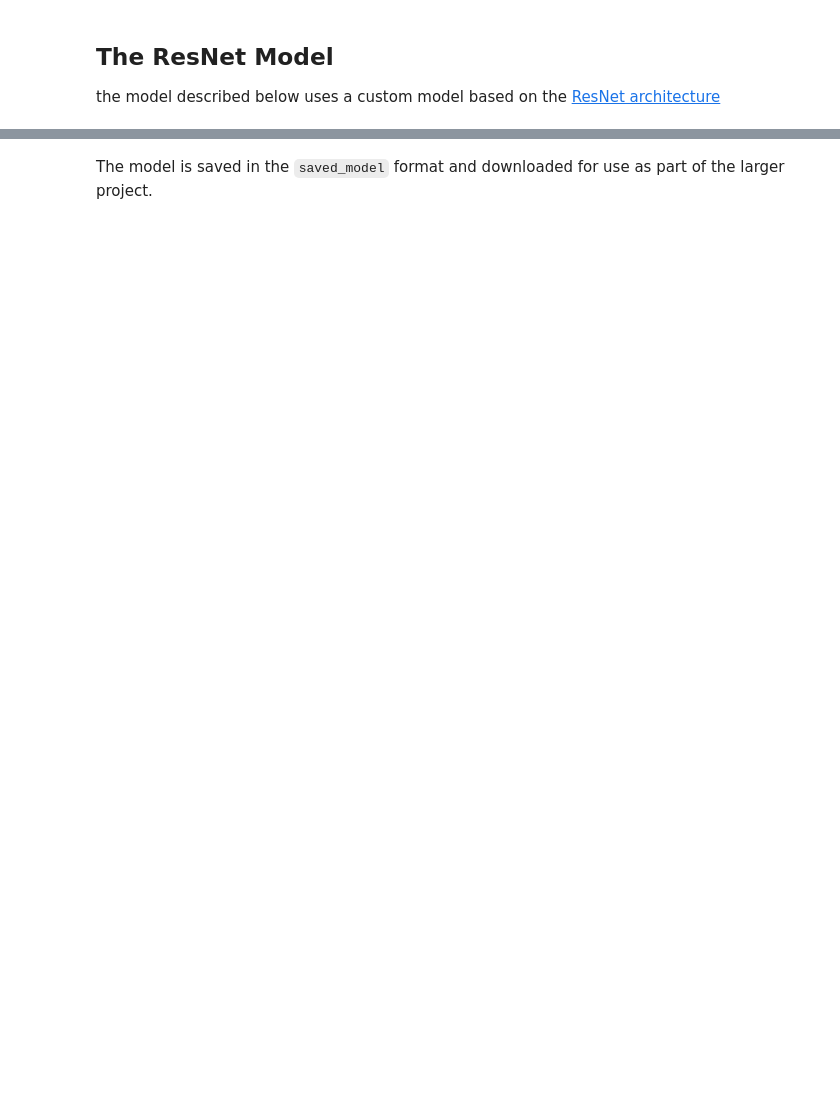
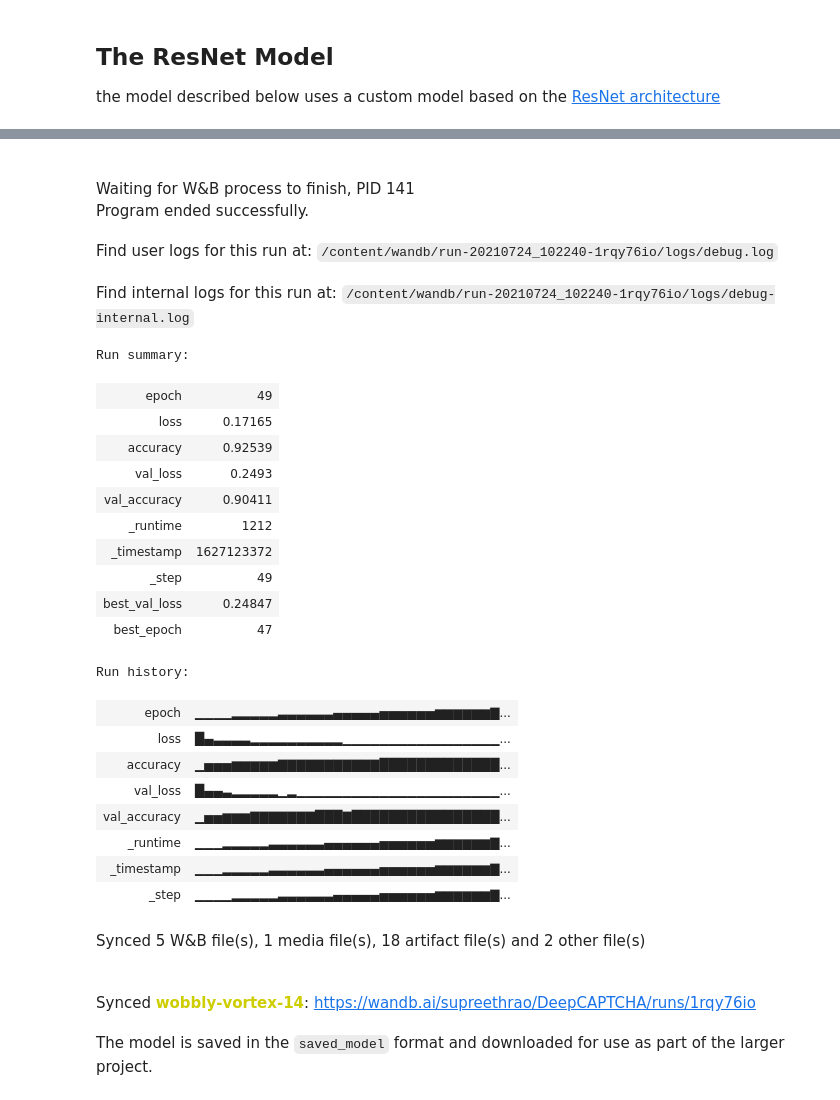
Before and after one commit to SupreethRao99/DeepCAPTCHA, a Jupyter notebook: DeepCAPTCHA_GPU.ipynb, the cells around one changed output, grey strips where cells are left out. Drawn from its saved outputs; the diff is of its cells as text; code cells hidden in the pictures; blank space fills up the shorter version.

```diff
--- a/DeepCAPTCHA_GPU.ipynb
+++ b/DeepCAPTCHA_GPU.ipynb
@@ -39,0 +31,18 @@ Sun Apr  4 16:39:26 2021
+# %%
+# Configuring Hyperparameters
+
+run = wandb.init(project='DeepCAPTCHA',
+           config={
+              "epochs": 50,
+              "batch_size": 32,
+              "img_height":32,
+              "img_width":32,
+              "validation_split":0.2,
+              "Dropout":0.6,
+              "num_classes":62,
+              "loss_function": "sparse_categorical_crossentropy",
+              "architecture": "ResNet ",
+              "dataset": "English-CAPTCHA"
+           },
+           )
+config = wandb.config
@@ -268,3 +256,32 @@ Epoch 50/50
+# %%
+run.finish()
+# %% [output]
+Waiting for W&B process to finish, PID 141
+Program ended successfully.
+Find user logs for this run at: /content/wandb/run-20210724_102240-1rqy76io/logs/debug.log
+Find internal logs for this run at: /content/wandb/run-20210724_102240-1rqy76io/logs/debug-internal.log
+Run summary:
+| epoch | 49 |
+| loss | 0.17165 |
+| accuracy | 0.92539 |
+| val_loss | 0.2493 |
+| val_accuracy | 0.90411 |
+| _runtime | 1212 |
+| _timestamp | 1627123372 |
+| _step | 49 |
+| best_val_loss | 0.24847 |
+| best_epoch | 47 |
+Run history:
+| epoch | ▁▁▁▁▂▂▂▂▂▃▃▃▃▃▃▄▄▄▄▄▅▅▅▅▅▅▆▆▆▆▆▆▇... |
+| loss | █▄▃▃▃▃▂▂▂▂▂▂▂▂▂▂▁▁▁▁▁▁▁▁▁▁▁▁▁▁▁▁▁... |
+| accuracy | ▁▅▅▅▆▆▆▆▆▇▇▇▇▇▇▇▇▇▇▇█████████████... |
+| val_loss | █▄▄▃▂▂▂▂▂▁▂▁▁▁▁▁▁▁▁▁▁▁▁▁▁▁▁▁▁▁▁▁▁... |
+| val_accuracy | ▁▅▅▆▆▆▇▇▇▇▇▇▇███▇████████████████... |
+| _runtime | ▁▁▁▂▂▂▂▂▃▃▃▃▃▃▄▄▄▄▄▄▅▅▅▅▅▅▆▆▆▆▆▆▇... |
+| _timestamp | ▁▁▁▂▂▂▂▂▃▃▃▃▃▃▄▄▄▄▄▄▅▅▅▅▅▅▆▆▆▆▆▆▇... |
+| _step | ▁▁▁▁▂▂▂▂▂▃▃▃▃▃▃▄▄▄▄▄▅▅▅▅▅▅▆▆▆▆▆▆▇... |
+Synced 5 W&B file(s), 1 media file(s), 18 artifact file(s) and 2 other file(s)
+Synced wobbly-vortex-14: https://wandb.ai/supreethrao/DeepCAPTCHA/runs/1rqy76io
 # %% [markdown]
 The model is saved in the `saved_model` format and downloaded for use as part of the larger project.
 # %%
```
Also changed, not shown: parts of 32 cells of this notebook.
